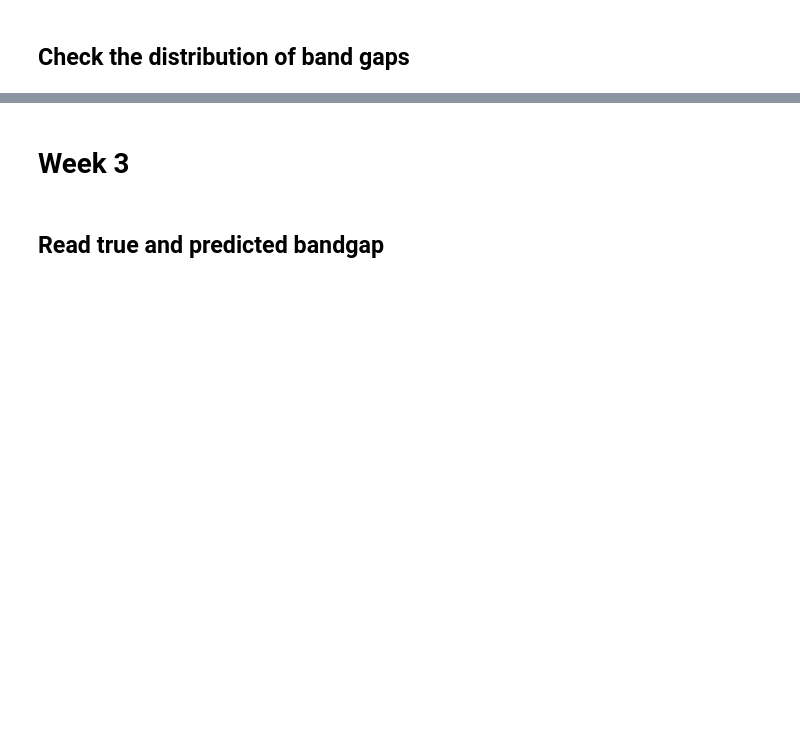
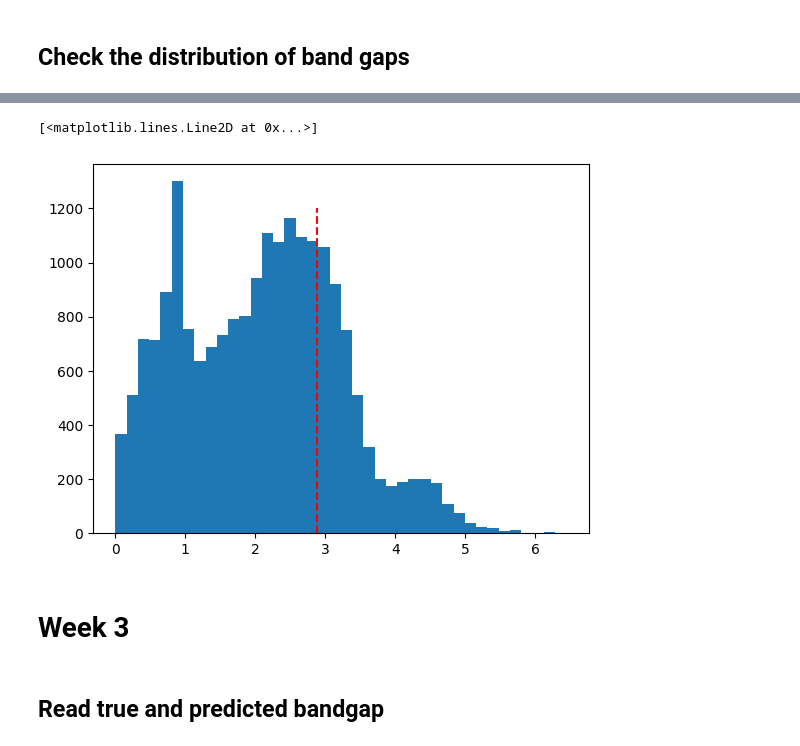
Before and after one commit to bmourino/ch359, a Jupyter notebook: 2-ML/utils/analysis.ipynb, the cells around one changed output, grey strips where cells are left out. Drawn from its saved outputs; the diff is of its cells as text; code cells hidden in the pictures; blank space fills up the shorter version.

```diff
--- a/2-ML/utils/analysis.ipynb
+++ b/2-ML/utils/analysis.ipynb
@@ -38,3 +95,11 @@ plt.hist(#fillme, bins=40)
+# %%
+q = df_label["outputs.pbe.bandgap"].quantile(0.75)
+# %%
+plt.hist(df_label["outputs.pbe.bandgap"], bins=40)
+plt.plot([q, q], [0, 1200], 'r--')
+# %% [output]
+[<matplotlib.lines.Line2D at 0x...>]
+[figure, added]
 # %% [markdown]
 # Week 3
 # %% [markdown]
```
Also changed, not shown: parts of 29 cells of this notebook, 3 other files.
